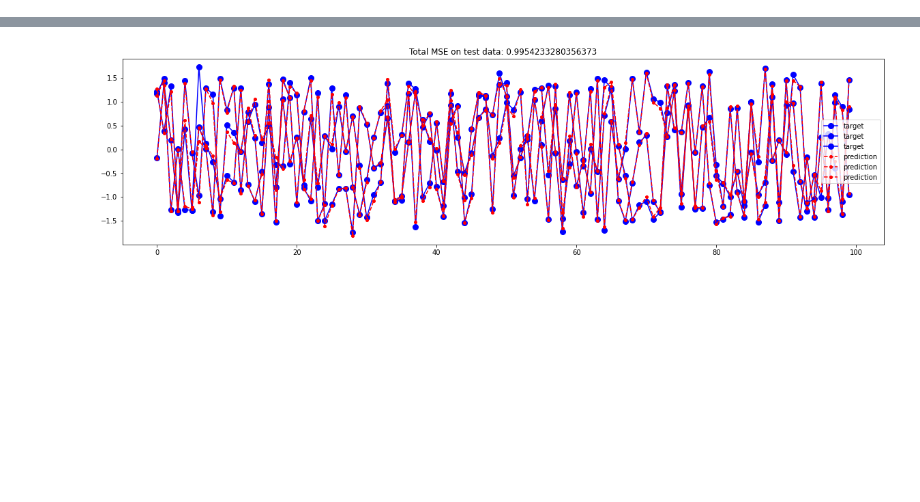
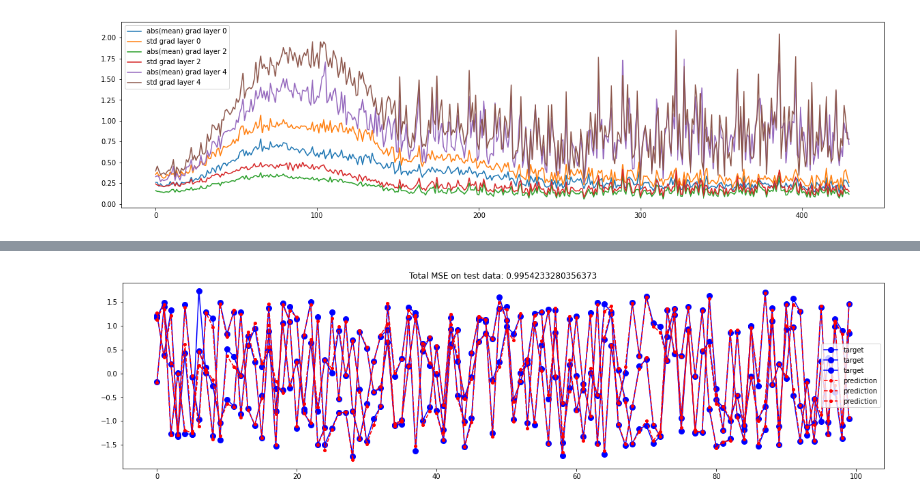
Before and after one commit to Haakooto/CS282_final_project, a Jupyter notebook: CloneClown/TheClownKing.ipynb, the cells around one changed output, grey strips where cells are left out. Cells and saved outputs as stored; diff of their text form; code cells hidden in the pictures; blank space fills up the shorter version.

```diff
--- a/CloneClown/TheClownKing.ipynb
+++ b/CloneClown/TheClownKing.ipynb
@@ -143 +163,9 @@ plt.show()
+# %%
+for i in [0, 2, 4]:
+    plt.plot(grads[f"absmean_{i}"], label=f"abs(mean) grad layer {i}")
+    plt.plot(grads[f"std_{i}"], label=f"std grad layer {i}")
+plt.legend()
+plt.show()
+# %% [output]
+[figure, added]
 # %%
```
Also changed, not shown: parts of 6 cells of this notebook.
